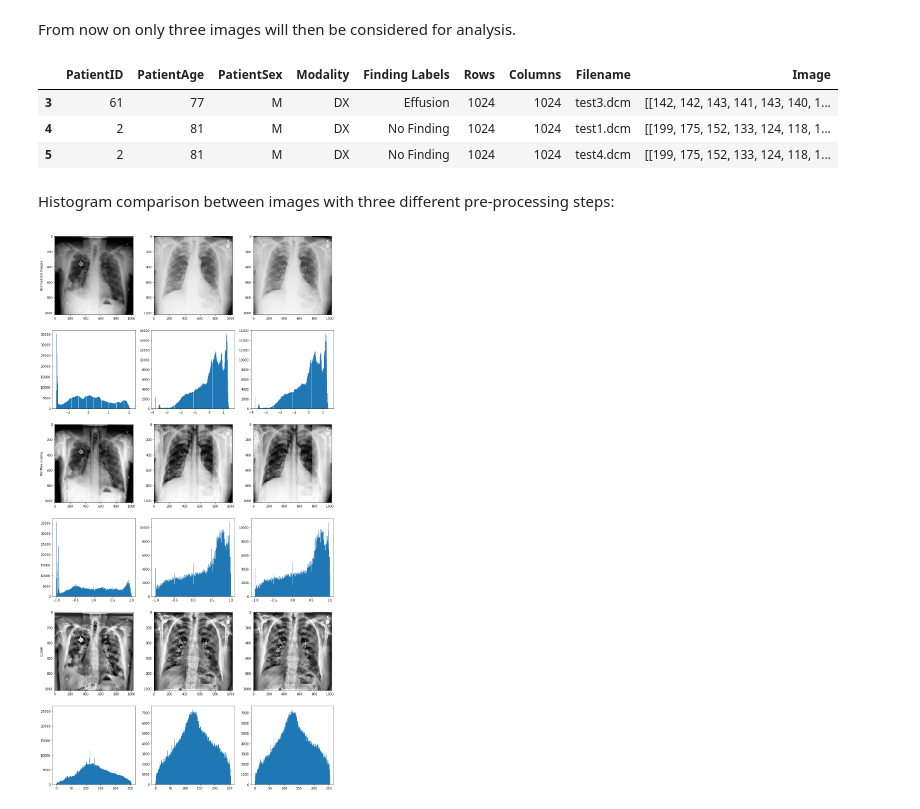
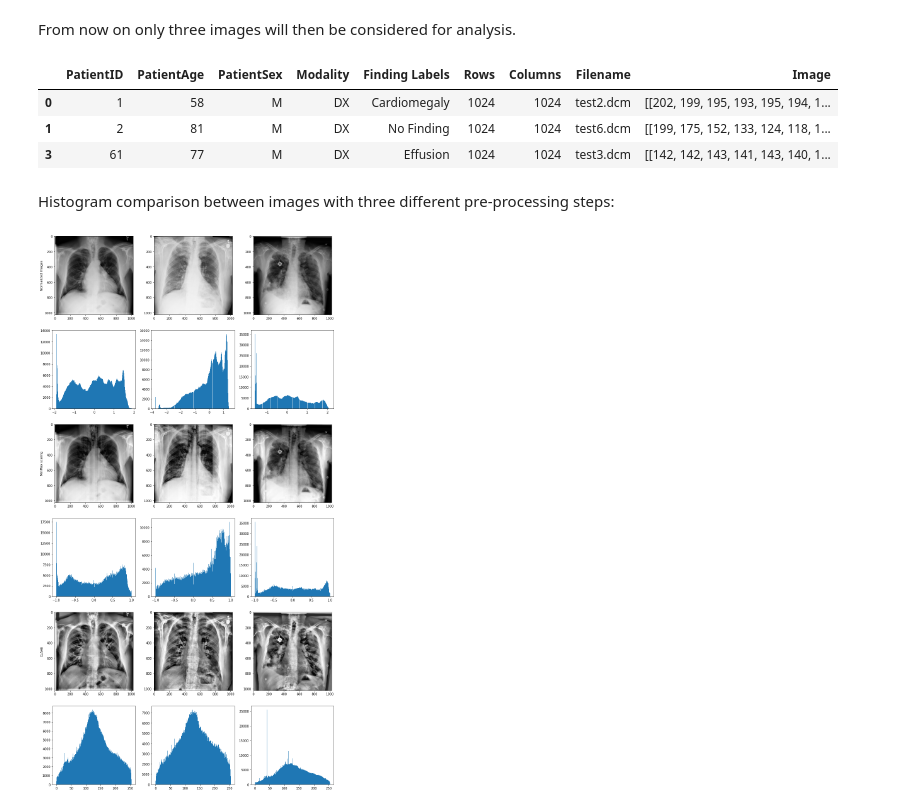
Before and after one commit to pedroperrusi/AIHCND_C2_Starter, a Jupyter notebook: EDA.ipynb, the cells around one changed output. Cells and saved outputs as stored; diff of their text form; code cells hidden in the pictures.

```diff
--- a/EDA.ipynb
+++ b/EDA.ipynb
@@ -178,13 +180,13 @@ Cumulative sum of absolute pixel difference between pixels in images of patient
 # %% [markdown]
 From now on only three images will then be considered for analysis.
 # %%
-dicom_df = dicom_df.iloc[-3:]
+dicom_df = dicom_df.drop_duplicates(subset=['PatientID'])
 dicom_df
 # %% [output]
 |  | PatientID | PatientAge | PatientSex | Modality | Finding Labels | Rows | Columns | Filename | Image |
+| 0 | 1 | 58 | M | DX | Cardiomegaly | 1024 | 1024 | test2.dcm | [[202, 199, 195, 193, 195, 194, 1... |
+| 1 | 2 | 81 | M | DX | No Finding | 1024 | 1024 | test6.dcm | [[199, 175, 152, 133, 124, 118, 1... |
 | 3 | 61 | 77 | M | DX | Effusion | 1024 | 1024 | test3.dcm | [[142, 142, 143, 141, 143, 140, 1... |
-| 4 | 2 | 81 | M | DX | No Finding | 1024 | 1024 | test1.dcm | [[199, 175, 152, 133, 124, 118, 1... |
-| 5 | 2 | 81 | M | DX | No Finding | 1024 | 1024 | test4.dcm | [[199, 175, 152, 133, 124, 118, 1... |
 # %% [markdown]
 Histogram comparison between images with three different pre-processing steps:
 # %%
@@ -193,35 +195,35 @@ def normalize_image(image):
     return (image - np.mean(image)) / np.std(image)
 
 ## min-max scaling
-def min_max_scaling(image):
-    scaler = sklearn.preprocessing.MinMaxScaler(feature_range=(-1, 1))
+def min_max_scaling(image, range=(-1, 1)):
+    scaler = sklearn.preprocessing.MinMaxScaler(feature_range=range)
     scaler.fit(image)
     return scaler.transform(image)
 
 def clahe_scaling(image):
     clahe = cv2.createCLAHE()
     return clahe.apply(image)
 
 fig, m_axs = plt.subplots(6,3, figsize = (16, 32))
 normalized_imgs = dicom_df.Image.apply(normalize_image)
 scaled_imgs = dicom_df.Image.apply(min_max_scaling)
 clahe_imgs = dicom_df.Image.apply(clahe_scaling)
 for ind in range(3):
     m_axs[0, ind].imshow(normalized_imgs.iloc[ind],cmap='gray')
     ax.set_title(dicom_df.iloc[ind]['Finding Labels'])
 m_axs[0, 0].set_ylabel(f'Normalized Images')
 for ind in range(3):
     m_axs[1, ind].hist(normalized_imgs.iloc[ind].ravel(), bins = 256)
 for ind in range(3):
     m_axs[2, ind].imshow(scaled_imgs.iloc[ind],cmap='gray')
 m_axs[2, 0].set_ylabel(f'MinMax scaling')
 for ind in range(3):
     m_axs[3, ind].hist(scaled_imgs.iloc[ind].ravel(), bins = 256)
 for ind in range(3):
     m_axs[4, ind].imshow(clahe_imgs.iloc[ind],cmap='gray')
 m_axs[4, 0].set_ylabel(f'CLAHE')
 for ind in range(3):
     m_axs[5, ind].hist(clahe_imgs.iloc[ind].ravel(), bins = 256)
 plt.show()
 # %% [output]
-[figure, old version]
+[figure, new version]
```
Also changed, not shown: parts of 19 cells of this notebook, 2 other files.
